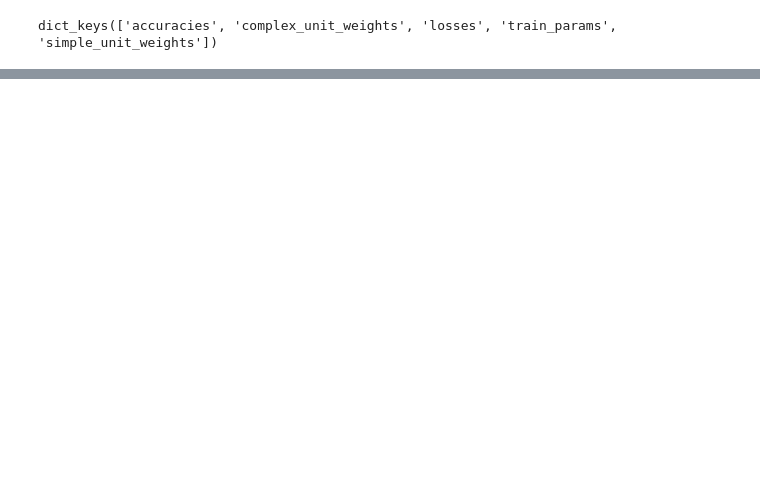
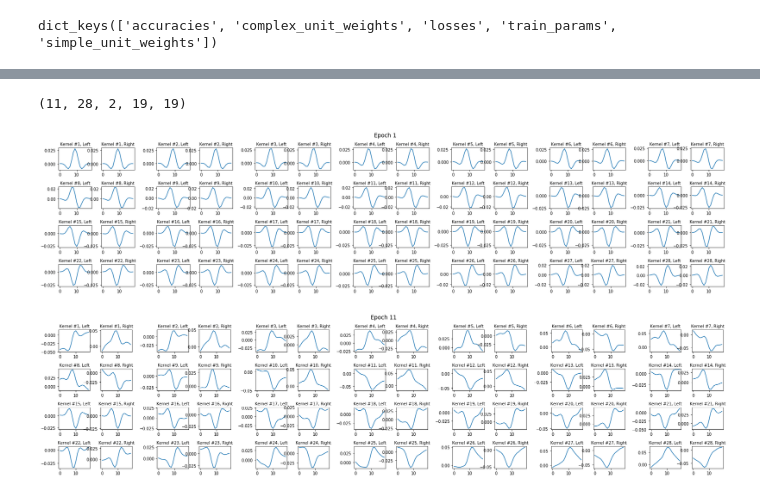
Before and after one commit to nathankong/binocular_disparity_nn, a Jupyter notebook: notebooks/DisplayFiltersOverEpochs.ipynb, the cells around one changed output, grey strips where cells are left out. Cells and saved outputs as stored; diff of their text form; code cells hidden in the pictures; blank space fills up the shorter version.

```diff
--- a/notebooks/DisplayFiltersOverEpochs.ipynb
+++ b/notebooks/DisplayFiltersOverEpochs.ipynb
@@ -68,0 +108,10 @@ for i in range(int(epochs_filter.shape[0] / 2) + 1):
+# %%
+epochs_filter = np.array(results["simple_unit_weights"])
+print(epochs_filter.shape)
+for i in plot_epoch_idx:
+    pair = epochs_filter[i]
+    plot_mid_section(pair, i+1)
+# %% [output]
+(11, 28, 2, 19, 19)
+[figure, added]
+[figure, added]
```
Also changed, not shown: parts of 10 cells of this notebook.
